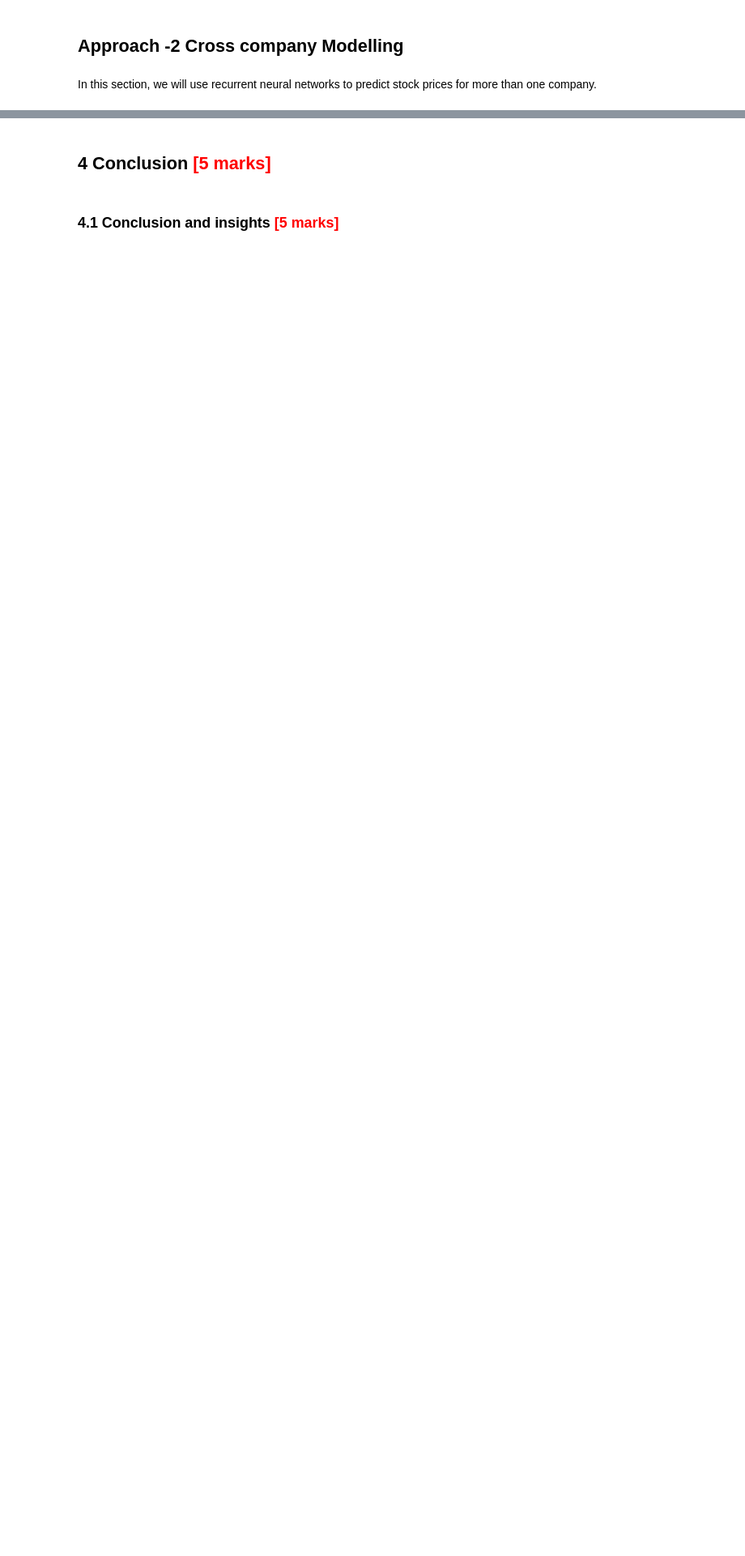
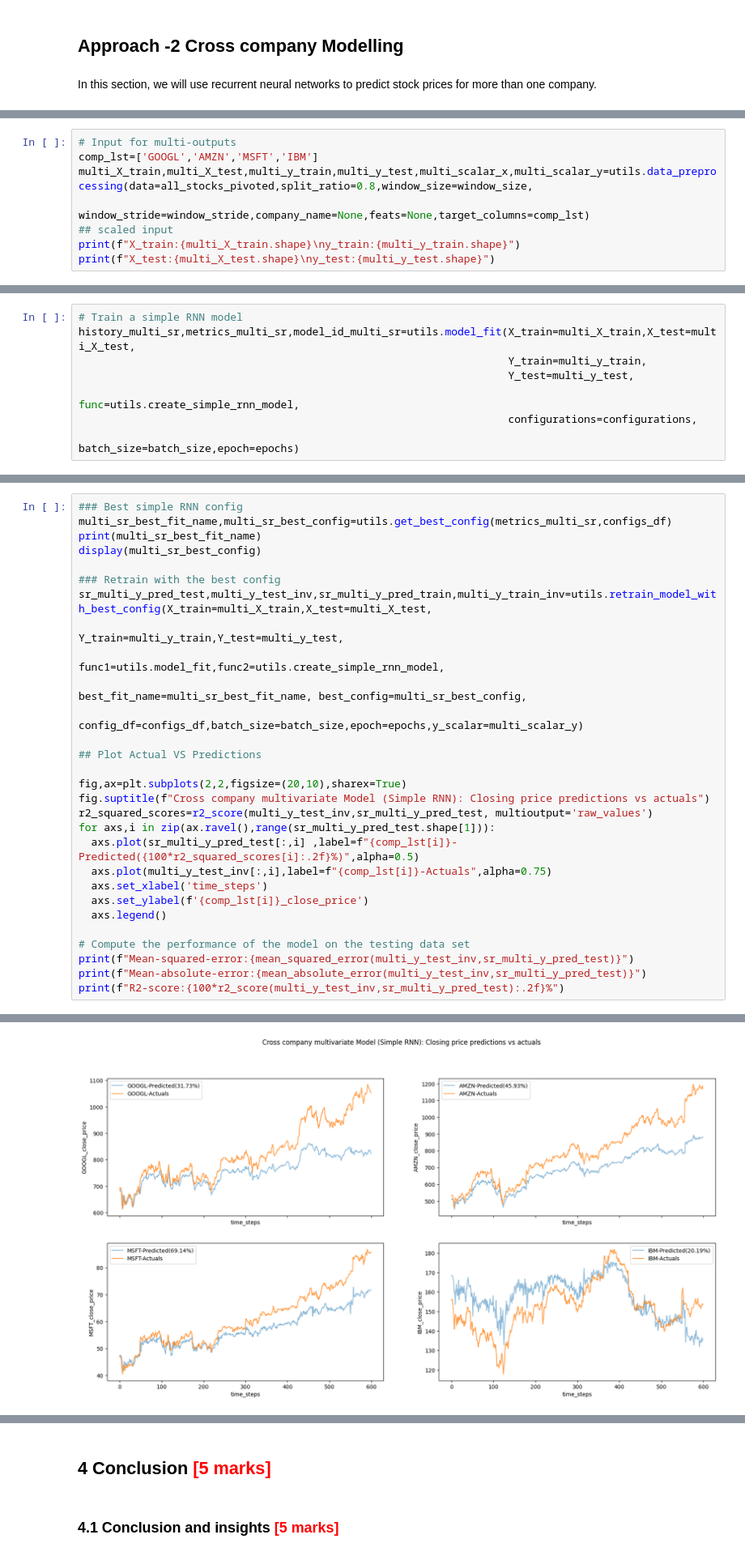
Before and after one commit to Abbhiraami/ML_AI_masters, a Jupyter notebook: RNN_Assignment/RNN_Assg_Stock_Price_Prediction_AbbhiraamiS.ipynb, the cells around one changed output, grey strips where cells are left out. Shown at 81% size. Drawn from its saved outputs; the diff is of its cells as text; blank space fills up the shorter version.

```diff
--- a/RNN_Assignment/RNN_Assg_Stock_Price_Prediction_AbbhiraamiS.ipynb
+++ b/RNN_Assignment/RNN_Assg_Stock_Price_Prediction_AbbhiraamiS.ipynb
@@ -925,0 +750,8 @@ NameError: name 'pd' is not defined
+# %%
+# Input for multi-outputs
+comp_lst=['GOOGL','AMZN','MSFT','IBM']
+multi_X_train,multi_X_test,multi_y_train,multi_y_test,multi_scalar_x,multi_scalar_y=utils.data_preprocessing(data=all_stocks_pivoted,split_ratio=0.8,window_size=window_size,
+                                                                                           window_stride=window_stride,company_name=None,feats=None,target_columns=comp_lst)
+## scaled input
+print(f"X_train:{multi_X_train.shape}\ny_train:{multi_y_train.shape}")
+print(f"X_test:{multi_X_test.shape}\ny_test:{multi_y_test.shape}")
@@ -925,0 +767,8 @@ NameError: name 'pd' is not defined
+# %%
+# Train a simple RNN model
+history_multi_sr,metrics_multi_sr,model_id_multi_sr=utils.model_fit(X_train=multi_X_train,X_test=multi_X_test,
+                                                                    Y_train=multi_y_train,
+                                                                    Y_test=multi_y_test,
+                                                                    func=utils.create_simple_rnn_model,
+                                                                    configurations=configurations,
+                                                                    batch_size=batch_size,epoch=epochs)
@@ -925,0 +777,30 @@ NameError: name 'pd' is not defined
+# %%
+### Best simple RNN config
+multi_sr_best_fit_name,multi_sr_best_config=utils.get_best_config(metrics_multi_sr,configs_df)
+print(multi_sr_best_fit_name)
+display(multi_sr_best_config)
+
+### Retrain with the best config
+sr_multi_y_pred_test,multi_y_test_inv,sr_multi_y_pred_train,multi_y_train_inv=utils.retrain_model_with_best_config(X_train=multi_X_train,X_test=multi_X_test,
+                                                                                         Y_train=multi_y_train,Y_test=multi_y_test,
+                                                                                         func1=utils.model_fit,func2=utils.create_simple_rnn_model,
+                                                                                         best_fit_name=multi_sr_best_fit_name, best_config=multi_sr_best_config,
+                                                                                        config_df=configs_df,batch_size=batch_size,epoch=epochs,y_scalar=multi_scalar_y)
+
+## Plot Actual VS Predictions
+
+fig,ax=plt.subplots(2,2,figsize=(20,10),sharex=True)
+fig.suptitle(f"Cross company multivariate Model (Simple RNN): Closing price predictions vs actuals")
+r2_squared_scores=r2_score(multi_y_test_inv,sr_multi_y_pred_test, multioutput='raw_values')
+for axs,i in zip(ax.ravel(),range(sr_multi_y_pred_test.shape[1])):
+  axs.plot(sr_multi_y_pred_test[:,i] ,label=f"{comp_lst[i]}-Predicted({100*r2_squared_scores[i]:.2f}%)",alpha=0.5)
+  axs.plot(multi_y_test_inv[:,i],label=f"{comp_lst[i]}-Actuals",alpha=0.75)
+  axs.set_xlabel('time_steps')
+  axs.set_ylabel(f'{comp_lst[i]}_close_price')
+  axs.legend()
+
+# Compute the performance of the model on the testing data set
+print(f"Mean-squared-error:{mean_squared_error(multi_y_test_inv,sr_multi_y_pred_test)}")
+print(f"Mean-absolute-error:{mean_absolute_error(multi_y_test_inv,sr_multi_y_pred_test)}")
+print(f"R2-score:{100*r2_score(multi_y_test_inv,sr_multi_y_pred_test):.2f}%")
+# %% [output]
@@ -925,0 +829 @@ NameError: name 'pd' is not defined
+[figure, added]
```
Also changed, not shown: parts of 39 cells of this notebook.
